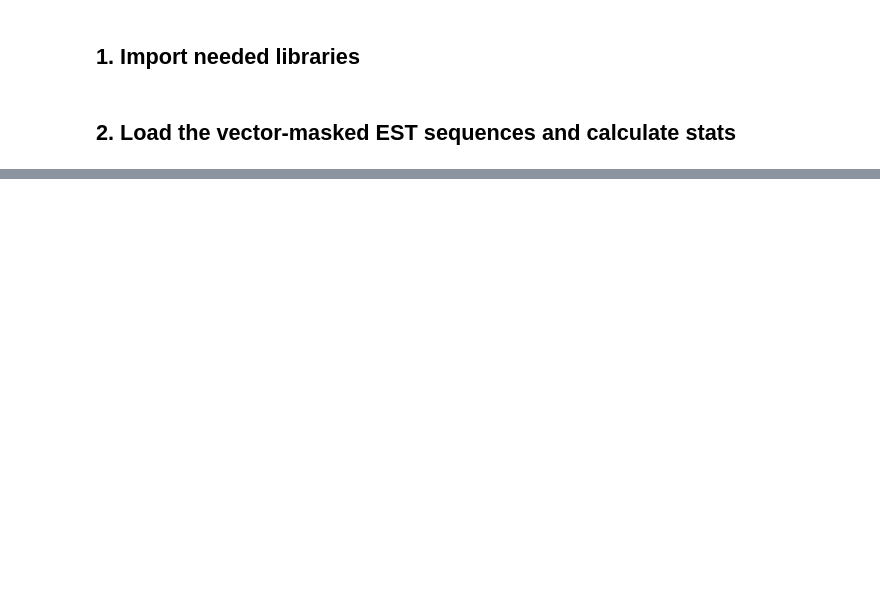
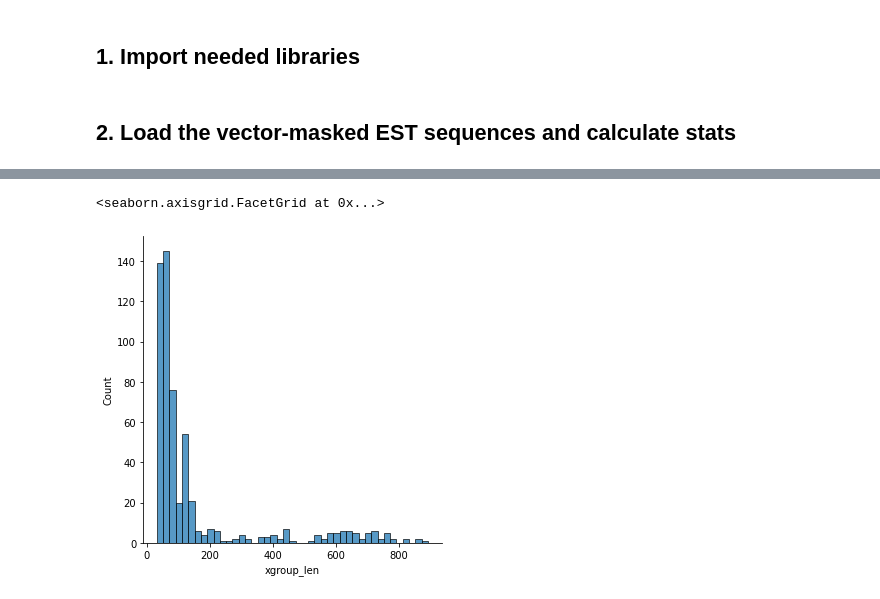
Before and after one commit to flayner2/lab_data_analysis, a Jupyter notebook: notebooks/analyze_vector_masking_data.ipynb, the cells around one changed output, grey strips where cells are left out. Saved outputs shown, nothing was run; the diff lists cells and outputs as text; code cells hidden in the pictures; blank space fills up the shorter version.

```diff
--- a/notebooks/analyze_vector_masking_data.ipynb
+++ b/notebooks/analyze_vector_masking_data.ipynb
@@ -42,0 +51,5 @@ xgroups_data.head()
+# %%
+sns.displot(data=xgroups_data, x='xgroup_len', binwidth=20, hue='taxon')
+# %% [output]
+<seaborn.axisgrid.FacetGrid at 0x...>
+[figure, added]
```
Also changed, not shown: parts of 2 cells of this notebook, 1 other file.
